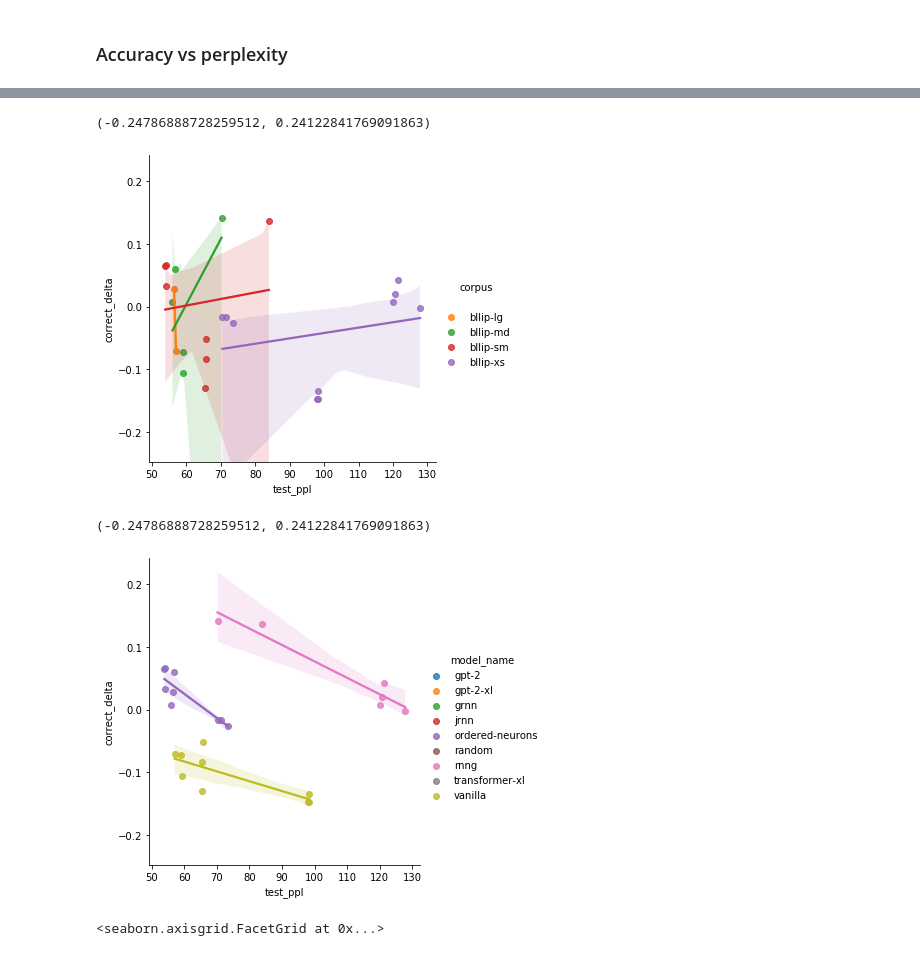
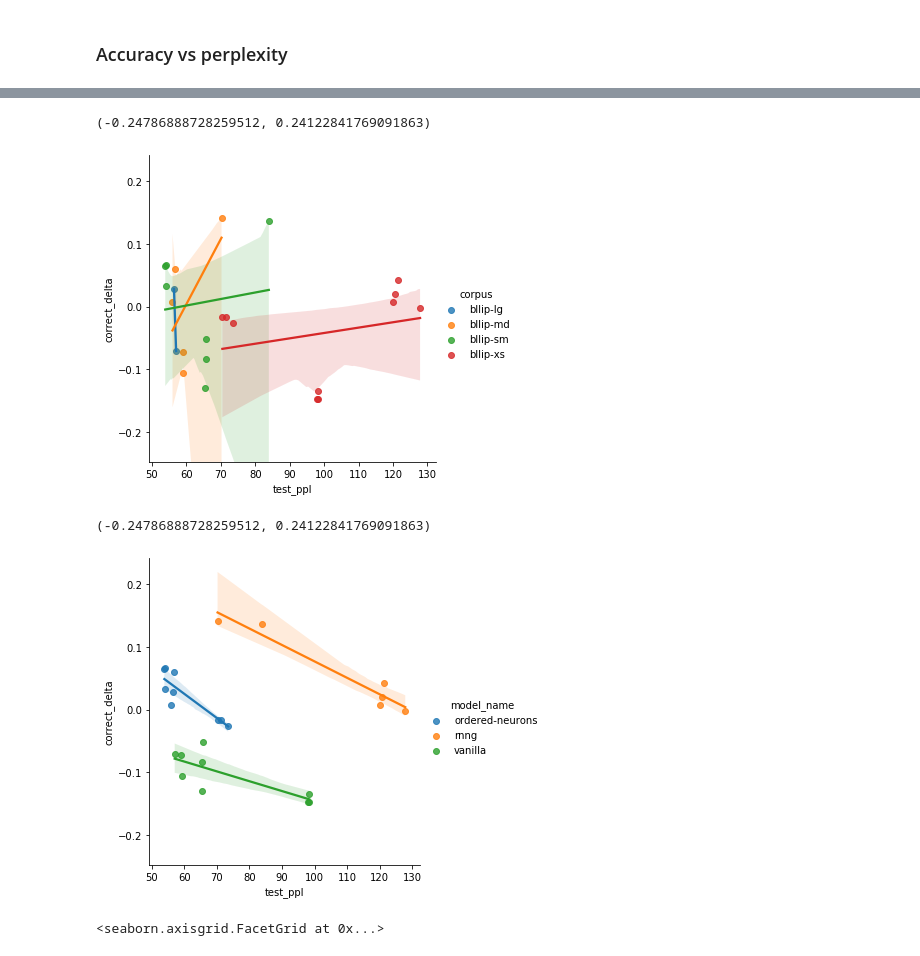
Before and after one commit to cpllab/syntactic-generalization, a Jupyter notebook: notebooks/main.ipynb, the cells around one changed output, grey strips where cells are left out. Cells and saved outputs as stored; diff of their text form; code cells hidden in the pictures.

```diff
--- a/notebooks/main.ipynb
+++ b/notebooks/main.ipynb
@@ -249,6 +249,7 @@ RENDER_CONTEXT = {
 # Establish consistent orderings of model names, corpus names, circuit names
 # for figure ordering / coloring
 model_order = sorted(set(results_df.model_name))
+controlled_model_order = sorted(set(results_df.model_name) & set(controlled_models))
 corpus_order = ["bllip-lg", "bllip-md", "bllip-sm", "bllip-xs"]
 circuit_order = sorted([c for c in results_df.circuit.dropna().unique()])
 # %% [markdown]
@@ -407,17 +404,17 @@ Text(0.5, 1.0, 'SyntaxGym delta scores vs. perplexity')
 # %%
 g = sns.lmplot(data=joined_data, x="test_ppl", y="correct_delta",
-               hue="corpus", truncate=True)
+               hue="corpus", hue_order=corpus_order, truncate=True)
 g.ax.set_ylim((joined_data.correct_delta.min() - 0.1, joined_data.correct_delta.max() + 0.1))
 # %% [output]
 (-0.24786888728259512, 0.24122841769091863)
-[figure, old version]
+[figure, new version]
 # %%
-g = sns.lmplot(data=joined_data, x="test_ppl", y="correct_delta",
-               hue="model_name", truncate=True)
+g = sns.lmplot(data=joined_data[joined_data.model_name.isin(controlled_models)], x="test_ppl", y="correct_delta",
+               hue="model_name", hue_order=controlled_model_order, truncate=True)
 g.ax.set_ylim((joined_data.correct_delta.min() - 0.1, joined_data.correct_delta.max() + 0.1))
 # %% [output]
 (-0.24786888728259512, 0.24122841769091863)
-[figure, old version]
+[figure, new version]
 # %%
 g = sns.FacetGrid(data=joined_data_circuits, col="circuit", height=5)
 g.map(sns.scatterplot, "test_ppl", "correct", "model_name",
```
Also changed, not shown: parts of 11 cells of this notebook, 1 other file.
